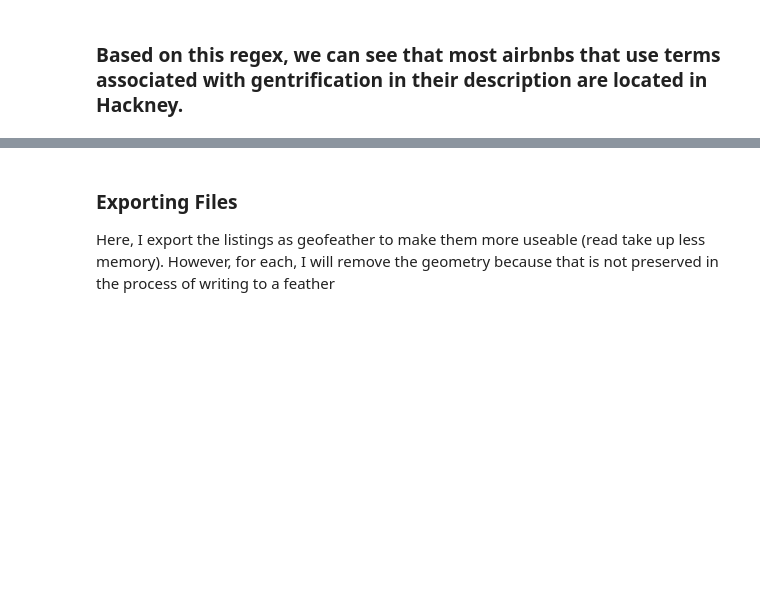
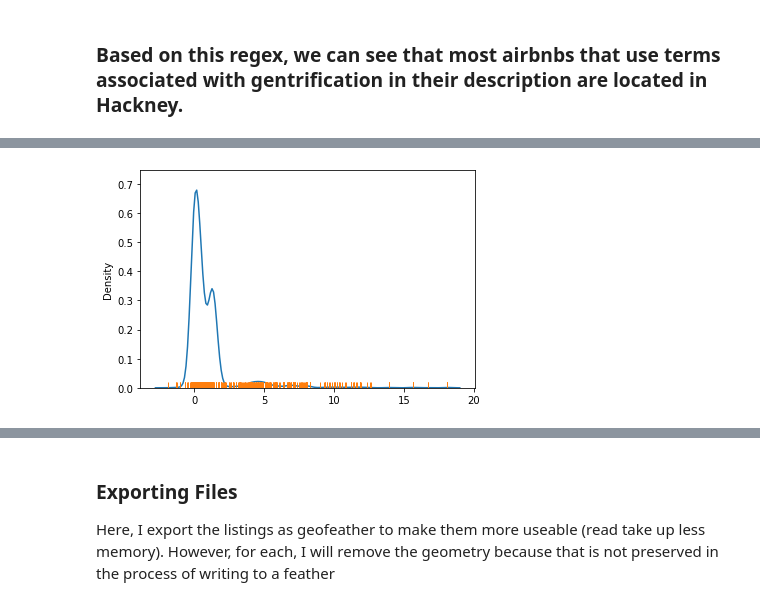
Before and after one commit to lordschmear/outline.fsds, a Jupyter notebook: Airbnb2022_Final.ipynb, the cells around one changed output, grey strips where cells are left out. Saved outputs shown, nothing was run; the diff lists cells and outputs as text; code cells hidden in the pictures; blank space fills up the shorter version.

```diff
--- a/Airbnb2022_Final.ipynb
+++ b/Airbnb2022_Final.ipynb
@@ -830,0 +1146,11 @@ grouped_gent.head(33).sort_values(by=['Count'], ascending=False)
+# %%
+# Local Moran's I
+lisa_22 = esda.Moran_Local(df['2022_Airbnb Component 1'], knn8, seed = 42)
+# %%
+# Draw KDE line
+ax = sns.kdeplot(lisa_22.Is)
+# Add one small bar (rug) for each observation
+# along horizontal axis
+sns.rugplot(lisa_22.Is, ax=ax);
+# %% [output]
+[figure, added]
```
Also changed, not shown: parts of 39 cells of this notebook.
